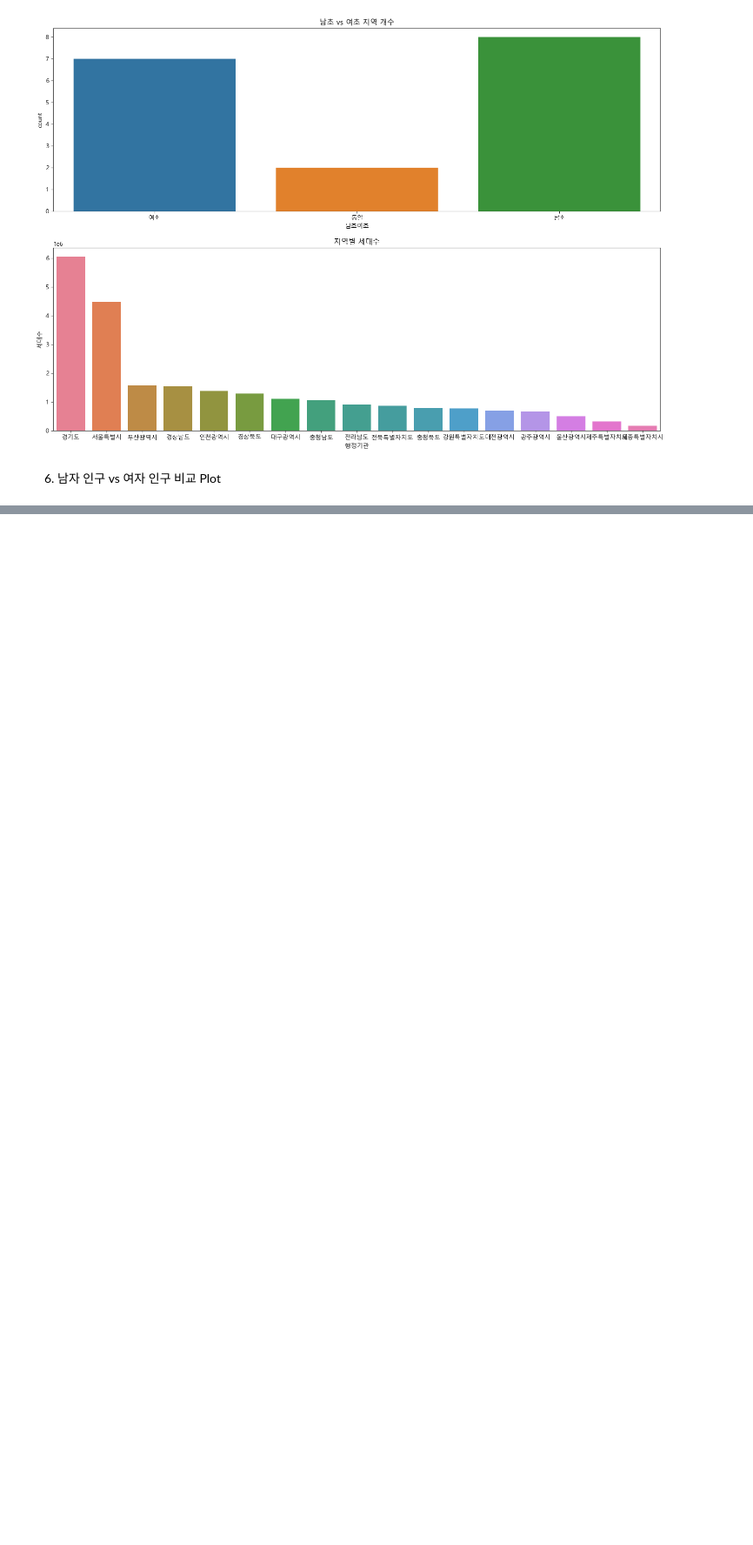
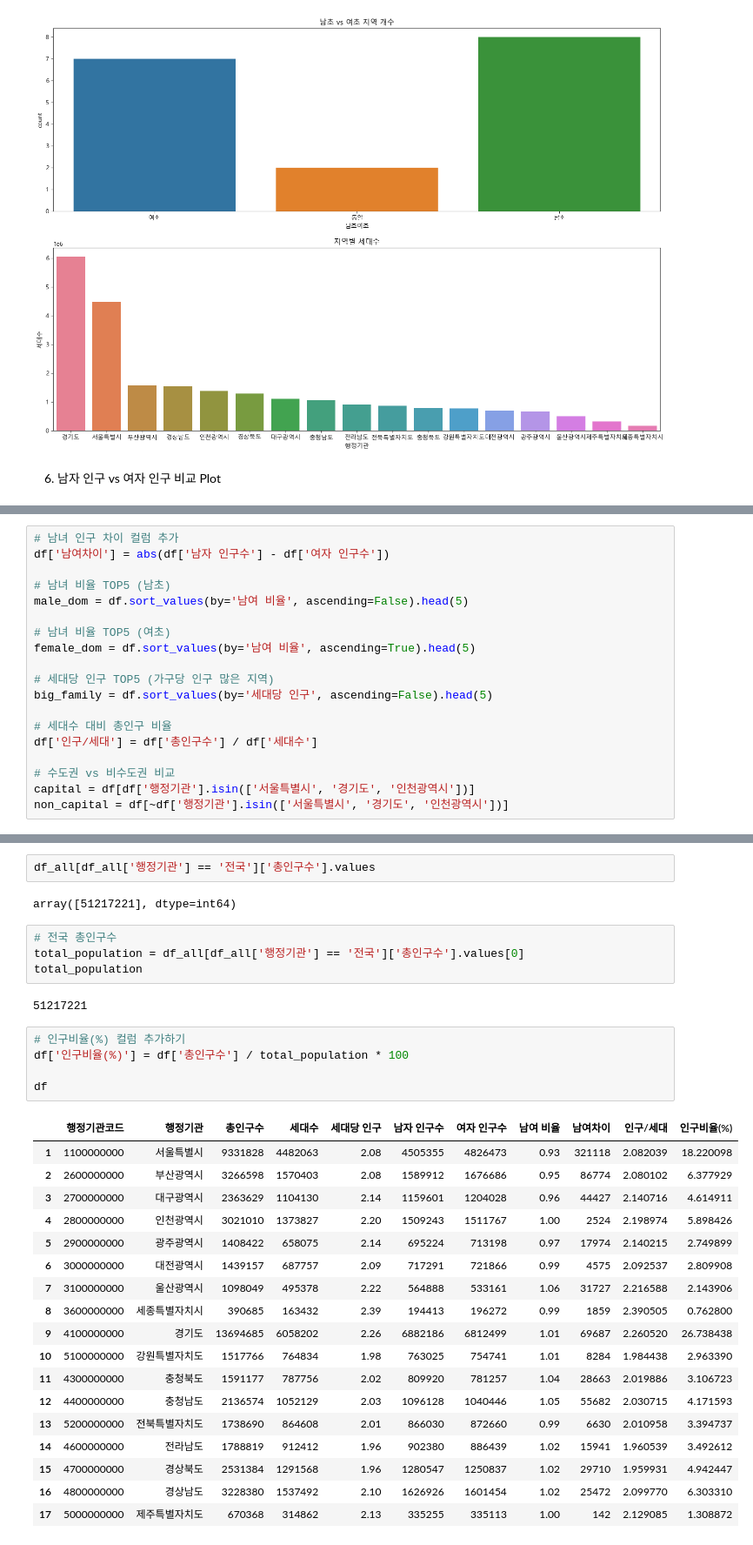
Before and after one commit to Ahn-TaeKyung/Python_Webscraping_Analysis, a Jupyter notebook: Practice/05_인구현황분석.ipynb, the cells around one changed output, grey strips where cells are left out. Shown: that part at 87% size. Drawn from its saved outputs; the diff is of its cells as text; blank space fills up the shorter version.

```diff
--- a/Practice/05_인구현황분석.ipynb
+++ b/Practice/05_인구현황분석.ipynb
@@ -216,0 +322,19 @@ plt.show()
+# %%
+# 남녀 인구 차이 컬럼 추가
+df['남여차이'] = abs(df['남자 인구수'] - df['여자 인구수'])
+
+# 남녀 비율 TOP5 (남초)
+male_dom = df.sort_values(by='남여 비율', ascending=False).head(5)
+
+# 남녀 비율 TOP5 (여초)
+female_dom = df.sort_values(by='남여 비율', ascending=True).head(5)
+
+# 세대당 인구 TOP5 (가구당 인구 많은 지역)
+big_family = df.sort_values(by='세대당 인구', ascending=False).head(5)
+
+# 세대수 대비 총인구 비율
+df['인구/세대'] = df['총인구수'] / df['세대수']
+
+# 수도권 vs 비수도권 비교
+capital = df[df['행정기관'].isin(['서울특별시', '경기도', '인천광역시'])]
+non_capital = df[~df['행정기관'].isin(['서울특별시', '경기도', '인천광역시'])]
@@ -216,0 +418,34 @@ plt.show()
+# %%
+df_all[df_all['행정기관'] == '전국']['총인구수'].values
+# %% [output]
+array([51217221], dtype=int64)
+# %%
+# 전국 총인구수
+total_population = df_all[df_all['행정기관'] == '전국']['총인구수'].values[0]
+total_population
+# %% [output]
+51217221
+# %%
+# 인구비율(%) 컬럼 추가하기
+df['인구비율(%)'] = df['총인구수'] / total_population * 100
+
+df
+# %% [output]
+|  | 행정기관코드 | 행정기관 | 총인구수 | 세대수 | 세대당 인구 | 남자 인구수 | 여자 인구수 | 남여 비율 | 남여차이 | 인구/세대 | 인구비율(%) |
+| 1 | 1100000000 | 서울특별시 | 9331828 | 4482063 | 2.08 | 4505355 | 4826473 | 0.93 | 321118 | 2.082039 | 18.220098 |
+| 2 | 2600000000 | 부산광역시 | 3266598 | 1570403 | 2.08 | 1589912 | 1676686 | 0.95 | 86774 | 2.080102 | 6.377929 |
+| 3 | 2700000000 | 대구광역시 | 2363629 | 1104130 | 2.14 | 1159601 | 1204028 | 0.96 | 44427 | 2.140716 | 4.614911 |
+| 4 | 2800000000 | 인천광역시 | 3021010 | 1373827 | 2.20 | 1509243 | 1511767 | 1.00 | 2524 | 2.198974 | 5.898426 |
+| 5 | 2900000000 | 광주광역시 | 1408422 | 658075 | 2.14 | 695224 | 713198 | 0.97 | 17974 | 2.140215 | 2.749899 |
+| 6 | 3000000000 | 대전광역시 | 1439157 | 687757 | 2.09 | 717291 | 721866 | 0.99 | 4575 | 2.092537 | 2.809908 |
+| 7 | 3100000000 | 울산광역시 | 1098049 | 495378 | 2.22 | 564888 | 533161 | 1.06 | 31727 | 2.216588 | 2.143906 |
+| 8 | 3600000000 | 세종특별자치시 | 390685 | 163432 | 2.39 | 194413 | 196272 | 0.99 | 1859 | 2.390505 | 0.762800 |
+| 9 | 4100000000 | 경기도 | 13694685 | 6058202 | 2.26 | 6882186 | 6812499 | 1.01 | 69687 | 2.260520 | 26.738438 |
+| 10 | 5100000000 | 강원특별자치도 | 1517766 | 764834 | 1.98 | 763025 | 754741 | 1.01 | 8284 | 1.984438 | 2.963390 |
+| 11 | 4300000000 | 충청북도 | 1591177 | 787756 | 2.02 | 809920 | 781257 | 1.04 | 28663 | 2.019886 | 3.106723 |
+| 12 | 4400000000 | 충청남도 | 2136574 | 1052129 | 2.03 | 1096128 | 1040446 | 1.05 | 55682 | 2.030715 | 4.171593 |
+| 13 | 5200000000 | 전북특별자치도 | 1738690 | 864608 | 2.01 | 866030 | 872660 | 0.99 | 6630 | 2.010958 | 3.394737 |
+| 14 | 4600000000 | 전라남도 | 1788819 | 912412 | 1.96 | 902380 | 886439 | 1.02 | 15941 | 1.960539 | 3.492612 |
+| 15 | 4700000000 | 경상북도 | 2531384 | 1291568 | 1.96 | 1280547 | 1250837 | 1.02 | 29710 | 1.959931 | 4.942447 |
+| 16 | 4800000000 | 경상남도 | 3228380 | 1537492 | 2.10 | 1626926 | 1601454 | 1.02 | 25472 | 2.099770 | 6.303310 |
+| 17 | 5000000000 | 제주특별자치도 | 670368 | 314862 | 2.13 | 335255 | 335113 | 1.00 | 142 | 2.129085 | 1.308872 |
```
Also changed, not shown: parts of 19 cells of this notebook, 8 other files.
